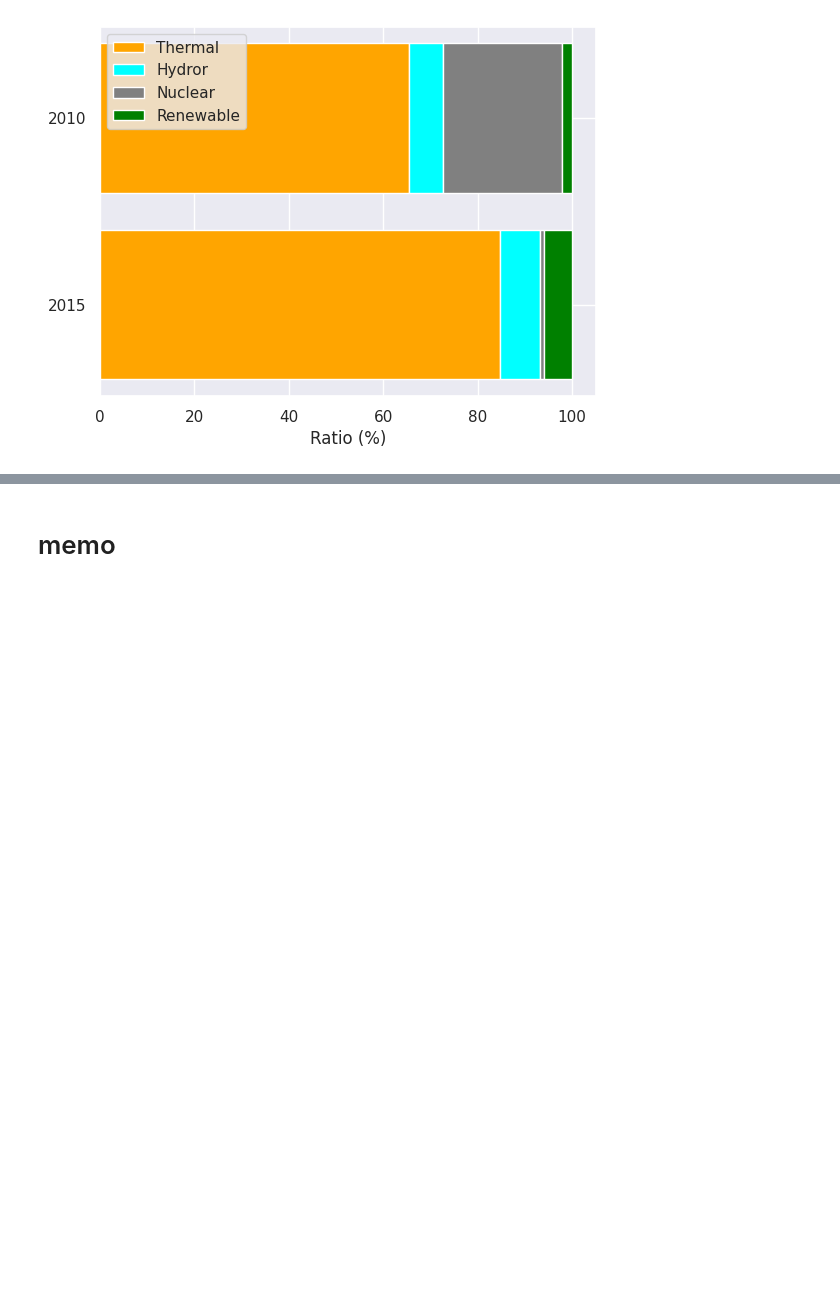
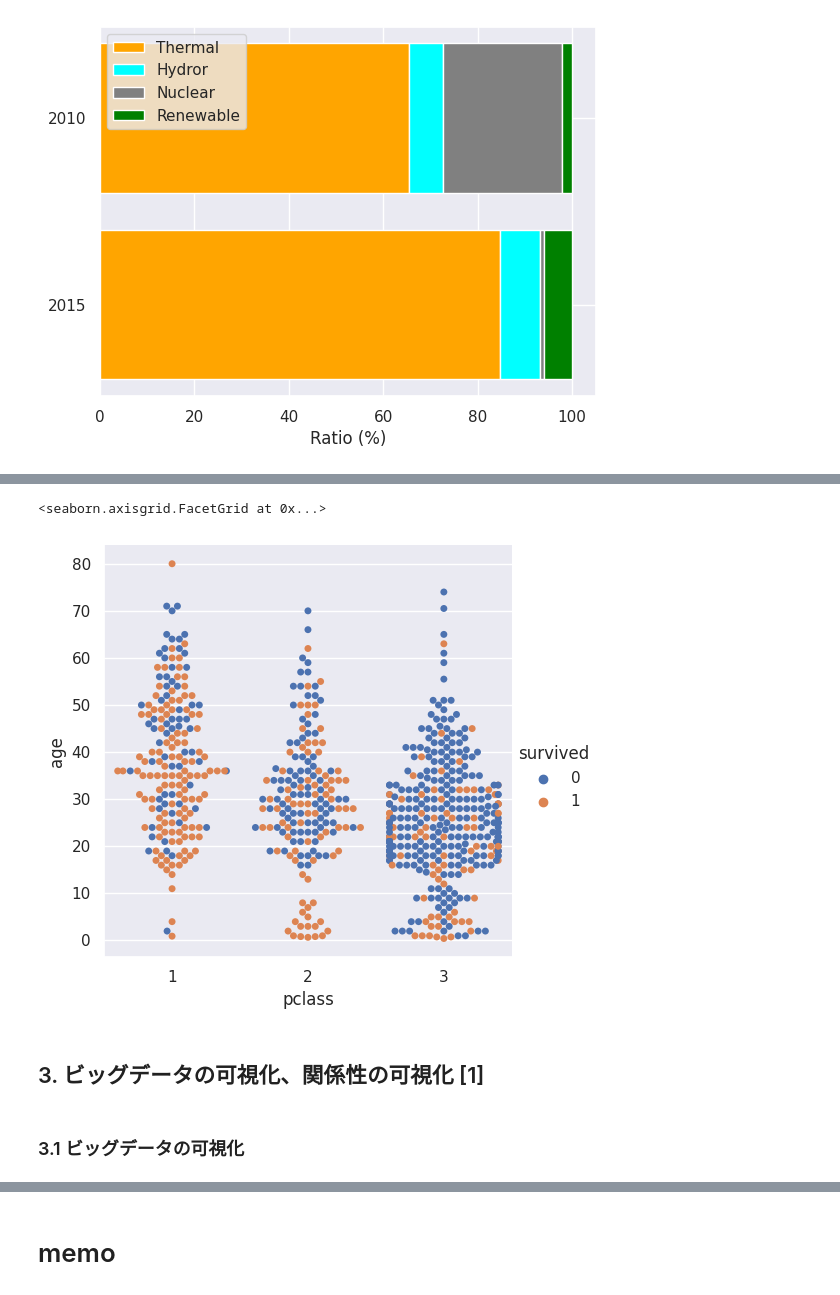
Before and after one commit to MDASH-shinshu/MDASH-T-DS, a Jupyter notebook: 3/3_data_search_and_visualization_colab.ipynb, the cells around one changed output, grey strips where cells are left out. Drawn from its saved outputs; the diff is of its cells as text; code cells hidden in the pictures; blank space fills up the shorter version.

```diff
--- a/3/3_data_search_and_visualization_colab.ipynb
+++ b/3/3_data_search_and_visualization_colab.ipynb
@@ -900,0 +570,12 @@ Price（住宅価格）と正の相関が強いのは、MedInc(ブロックの
+# %%
+#　最後にチケットクラスと年齢で死亡者/生存者を確認してみる
+sns.catplot(x='pclass', y='age', data=df_titanic, kind='swarm', hue='survived')
+
+# 等級が上がるほど生存率は上がり、一等客優先で離船させていたことがわかる
+# %% [output]
+<seaborn.axisgrid.FacetGrid at 0x...>
+[figure, added]
+# %% [markdown]
+## 3. ビッグデータの可視化、関係性の可視化 [1]
+# %% [markdown]
+### 3.1 ビッグデータの可視化
```
Also changed, not shown: parts of 67 cells of this notebook.
